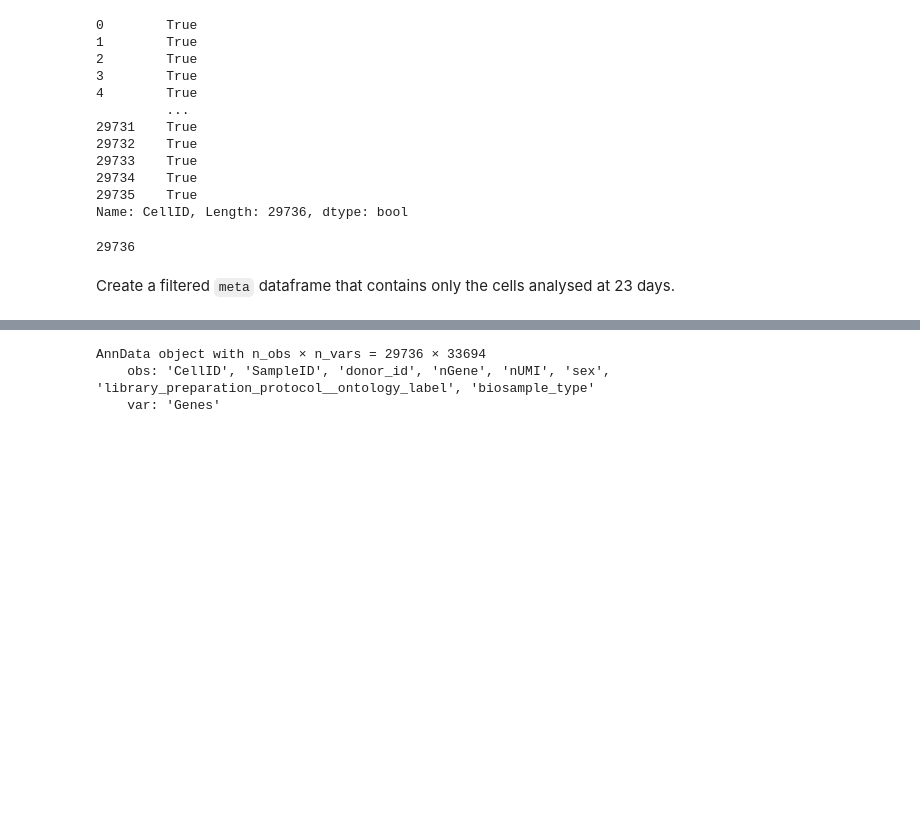
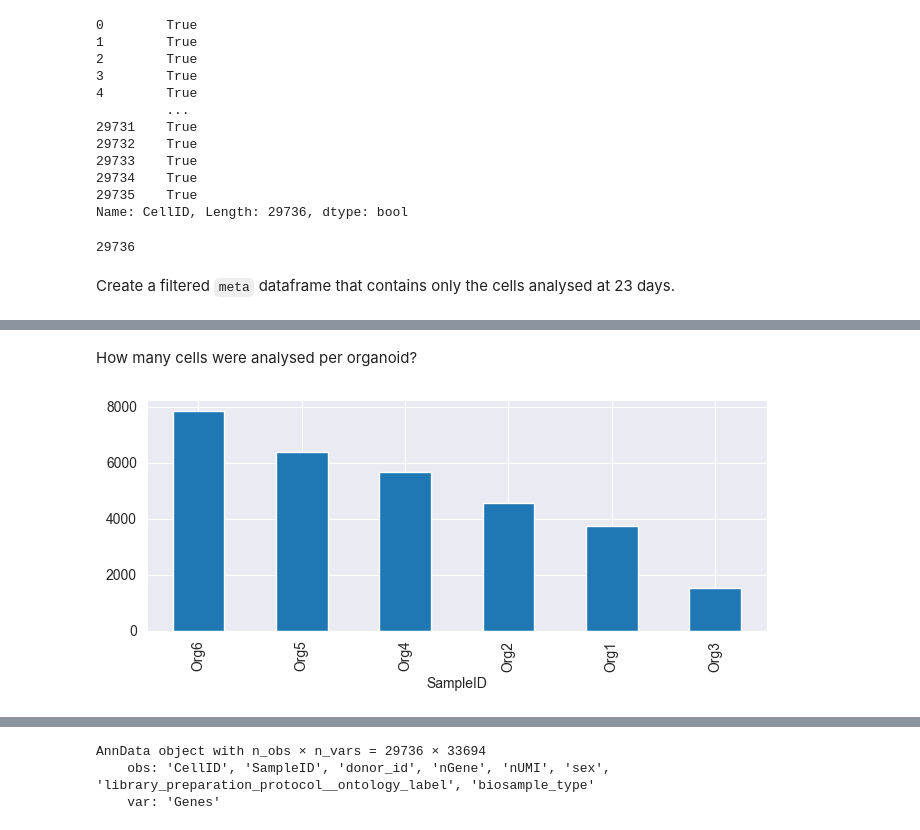
Before and after one commit to laurahuggon/figureonelab, a Jupyter notebook: uzquiano/uzquiano_d23_anndata.ipynb, the cells around one changed output, grey strips where cells are left out. Drawn from its saved outputs; the diff is of its cells as text; code cells hidden in the pictures; blank space fills up the shorter version.

```diff
--- a/uzquiano/uzquiano_d23_anndata.ipynb
+++ b/uzquiano/uzquiano_d23_anndata.ipynb
@@ -214,0 +212,7 @@ meta_d23
+# %% [markdown]
+How many cells were analysed per organoid?
+# %%
+plt.figure(figsize=(8,3))
+meta_d23['SampleID'].value_counts().plot.bar(); # There is a range of how many cells were analysed per organoid
+# %% [output]
+[figure, added]
```
Also changed, not shown: parts of 93 cells of this notebook.
